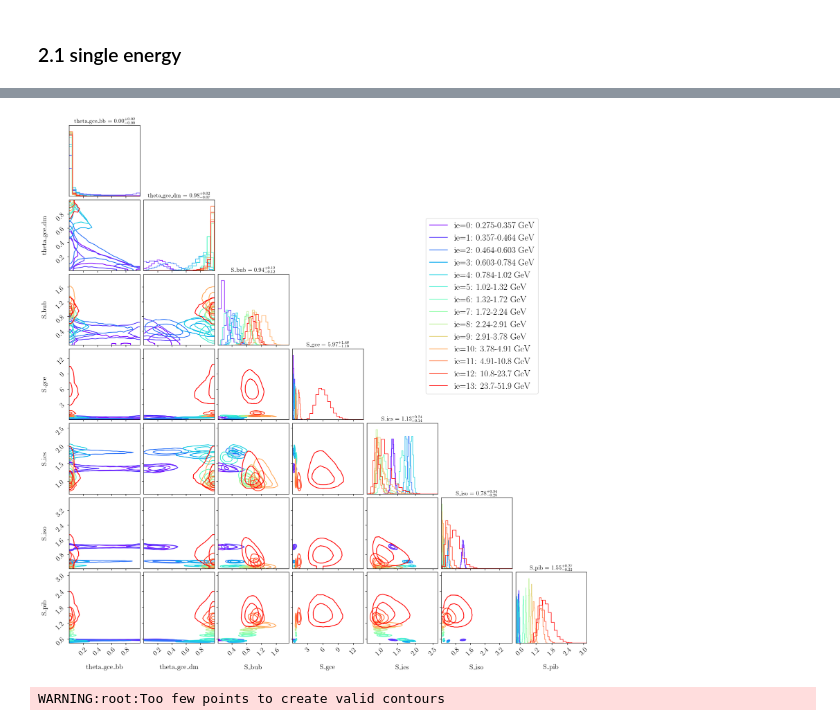
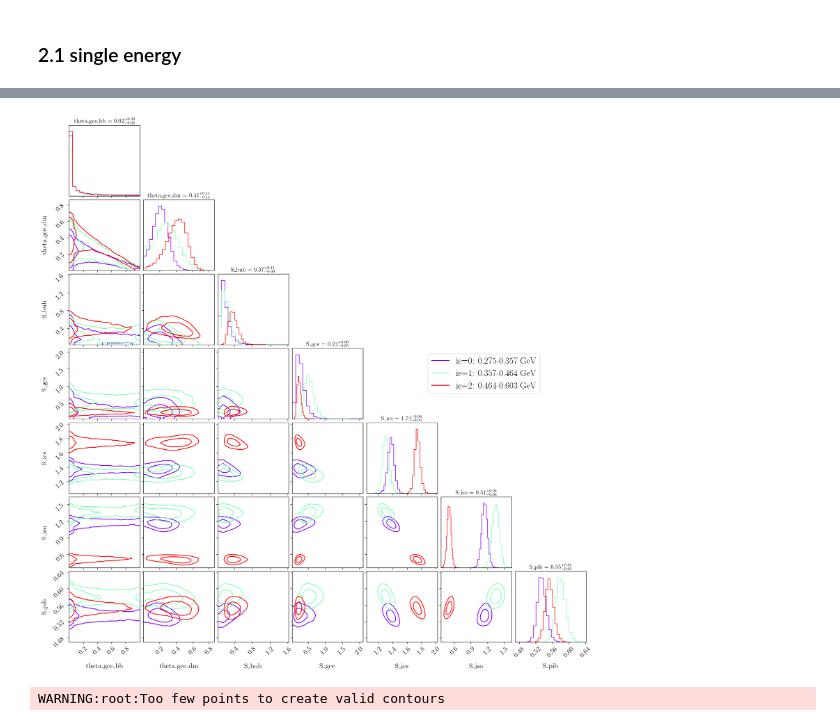
Before and after one commit to yitiansun/gce-prob-prog, a Jupyter notebook: notebooks/3_fit_gcepy.ipynb, the cells around one changed output, grey strips where cells are left out. Cells and saved outputs as stored; diff of their text form; code cells hidden in the pictures.

Commit message:
save before hacking gcepy model

```diff
--- a/notebooks/3_fit_gcepy.ipynb
+++ b/notebooks/3_fit_gcepy.ipynb
@@ -56,4 +83,4 @@ for ie in range(ebinmodel_gcepy.mask.shape[0]):
         num_particles=16,
     )
     samples = ebinmodel_gcepy.get_svi_samples(num_samples=50000, expand_samples=True)
-    pickle.dump((samples, svi_results), open(f'{output_dir}/compare_gcepy/gcepy_svi_ie{ie}.p', 'wb'))
+    pickle.dump((samples, svi_results), open(f'{output_dir}/compare_gcepy/gcepy_svi_ie{ie}_2.p', 'wb'))
@@ -89,9 +118,9 @@ ebin_centers = (ebin_edges[1:] + ebin_edges[:-1]) / 2
 ### 2.1 single energy
 # %%
 samples_dict = {}
-ie_tot = 14
+ie_tot = 3
 for ie in range(ie_tot):
-    s = pickle.load(open(f'{output_dir}/compare_gcepy/gcepy_svi_ie{ie}.p', 'rb'))[0]
+    s = pickle.load(open(f'{output_dir}/compare_gcepy/gcepy_svi_ie{ie}_2.p', 'rb'))[0]
     s['theta_gce_bulges'] = s['theta_gce_bbp'] + s['theta_gce_bb'] + s['theta_gce_x']
     samples_dict[f'ie{ie}'] = s
 
@@ -150,5 +179,5 @@ figure.legend(
 #     for ci in range(ri):
 #         axs[ri,ci].plot(MAP_estimates[plot_var_names[ci]], MAP_estimates[plot_var_names[ri]], '*', color='k', ms=10)
 
-plt.savefig('../output/posteriors/plots/gcepy_noprior.pdf')
+#plt.savefig('../output/posteriors/plots/gcepy_noprior.pdf')
 # %% [output]
@@ -156,4 +185,4 @@ WARNING:root:Too few points to create valid contours
-[figure, old version]
+[figure, new version]
 # %%
 samples_dict = {
     'noerr' : pickle.load(open(f'{output_dir}/compare_gcepy/gcepy_svi_full.p', 'rb'))[0],
```
Also changed, not shown: parts of 22 cells of this notebook, 7 other files.
